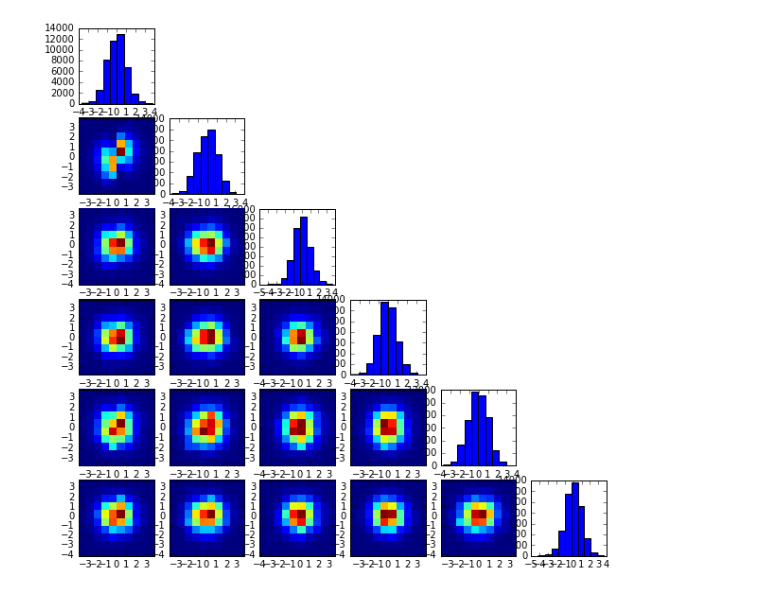
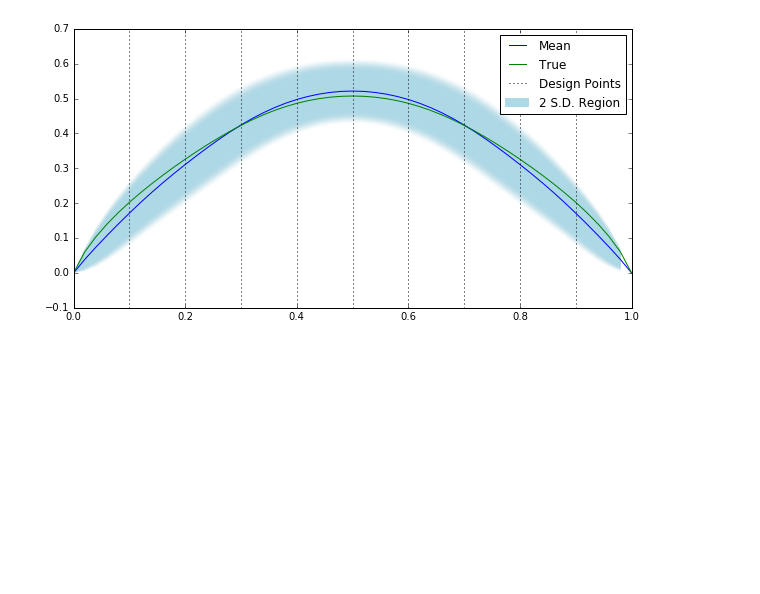
Before and after one commit to jcockayne/bayesian_pdes, a Jupyter notebook: notebooks/Linear_Elliptic_KL.ipynb, the cells around one changed output. Drawn from its saved outputs; the diff is of its cells as text; code cells hidden in the pictures; blank space fills up the shorter version.

```diff
--- a/notebooks/Linear_Elliptic_KL.ipynb
+++ b/notebooks/Linear_Elliptic_KL.ipynb
@@ -23,6 +40,6 @@ S = 6
 x_1, x_2, y_1, y_2 = sp.symbols('x_1 x_2 y_1 y_2')
 thetas = list(sp.symbols(' '.join(['theta_{}'.format(i) for i in xrange(S)])))
 def get_c(x_1, x_2):
-    c = sum([theta*sp.cos(2*sp.pi*(coefs[i][0]*x_1+coefs[i][1]*x_2)) / (i+1)**2 for i,theta in enumerate(thetas)])
+    c = sp.exp(sum([theta*sp.cos(2*sp.pi*(coefs[i][0]*x_1+coefs[i][1]*x_2)) / (i+1)**2 for i,theta in enumerate(thetas)]))
     return c
 # %%
@@ -158,10 +109,43 @@ tr = mcmc.trace(theta)[:]
-# %%
-plt.figure(figsize=(10,10))
-for i in range(6):
-    plt.subplot(6,6,6*i + i + 1)
-    plt.hist(tr[:,i])
-    for j in range(0,i):
-        plt.subplot(6,6,6*i+j+1)
-        plt.hist2d(tr[:,j], tr[:,i])
-# %% [output]
-[figure, removed]
+# %%
+true = np.array([  4.62025618e-17,   6.02101236e-02,   1.03507402e-01,
+         1.40169332e-01,   1.72721926e-01,   2.02385850e-01,
+         2.29892748e-01,   2.55725238e-01,   2.80212714e-01,
+         3.03575966e-01,   3.25949786e-01,   3.47395470e-01,
+         3.67909433e-01,   3.87432057e-01,   4.05859489e-01,
+         4.23059539e-01,   4.38890656e-01,   4.53221002e-01,
+         4.65943754e-01,   4.76985605e-01,   4.86307624e-01,
+         4.93899830e-01,   4.99772138e-01,   5.03944394e-01,
+         5.06437491e-01,   5.07266678e-01,   5.06437491e-01,
+         5.03944394e-01,   4.99772138e-01,   4.93899830e-01,
+         4.86307624e-01,   4.76985605e-01,   4.65943754e-01,
+         4.53221002e-01,   4.38890656e-01,   4.23059539e-01,
+         4.05859489e-01,   3.87432057e-01,   3.67909433e-01,
+         3.47395470e-01,   3.25949786e-01,   3.03575966e-01,
+         2.80212714e-01,   2.55725238e-01,   2.29892748e-01,
+         2.02385850e-01,   1.72721926e-01,   1.40169332e-01,
+         1.03507402e-01,   6.02101236e-02,  -4.39874973e-17])
+# %%
+
+plt.figure(figsize=(10,5))
+test_x_1d = np.linspace(0,1,51)
+mu_1d, cov_1d = posterior(np.c_[test_x_1d, test_x_1d])
+mean_line, = plt.plot(test_x_1d, mu_1d)
+samples = np.random.multivariate_normal(mu_1d.ravel(), cov_1d, 5)
+#samp_lines = plt.plot(test_x_1d, samples.T, color='gray', linestyle='--');
+true_line, = plt.plot(test_x_1d, true)
+interior_on_proj = interior[interior[:,0] == interior[:,1], :]
+for item in interior_on_proj:
+    design = plt.axvline(item[0], c='black', linestyle='dotted')
+
+n_steps = 40
+cov_steps = np.linspace(0,2,n_steps)
+cov_diag = np.sqrt(np.diag(cov_1d))
+for n in cov_steps[::-1]:
+    sd1 = plt.fill_between(test_x_1d, mu_1d.ravel()-n*cov_diag, mu_1d.ravel()+n*cov_diag, color='lightblue', alpha=1-n/2., linewidth=0)
+plt.legend([mean_line, true_line, design,sd1], ['Mean', 'True', 'Design Points', '2 S.D. Region'], loc=1)
+plt.gcf().patch.set_alpha(0)
+
+#plt.savefig('1d-slice.pdf')
+a = gpanim.animate_gp(test_x_1d, mu_1d, cov_1d, samples=5, plot_kwargs={'color':'gray', 'linestyle': '--'})
+# %% [output]
+[figure, added]
```
Also changed, not shown: parts of 34 cells of this notebook, 3 other files.
